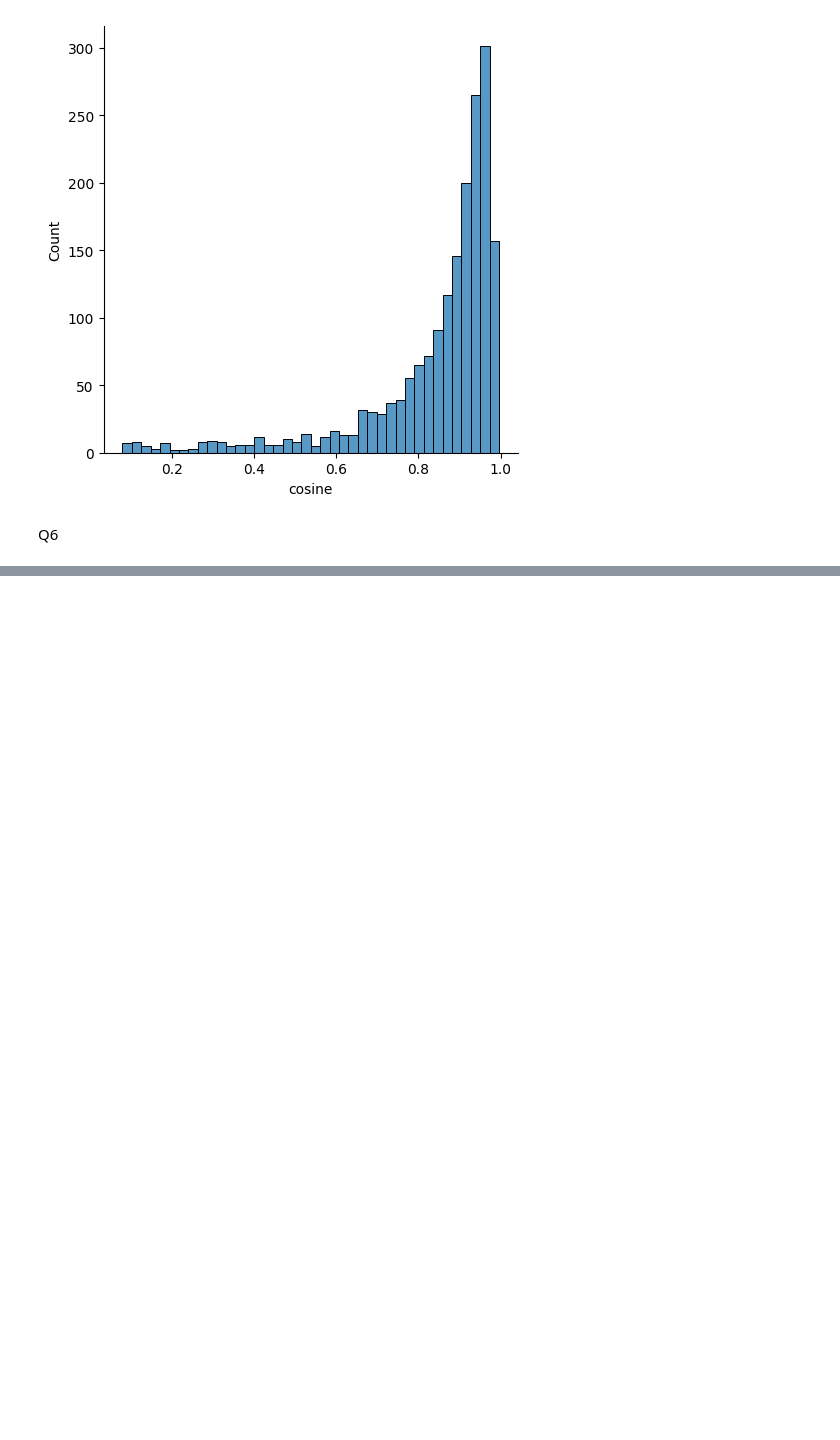
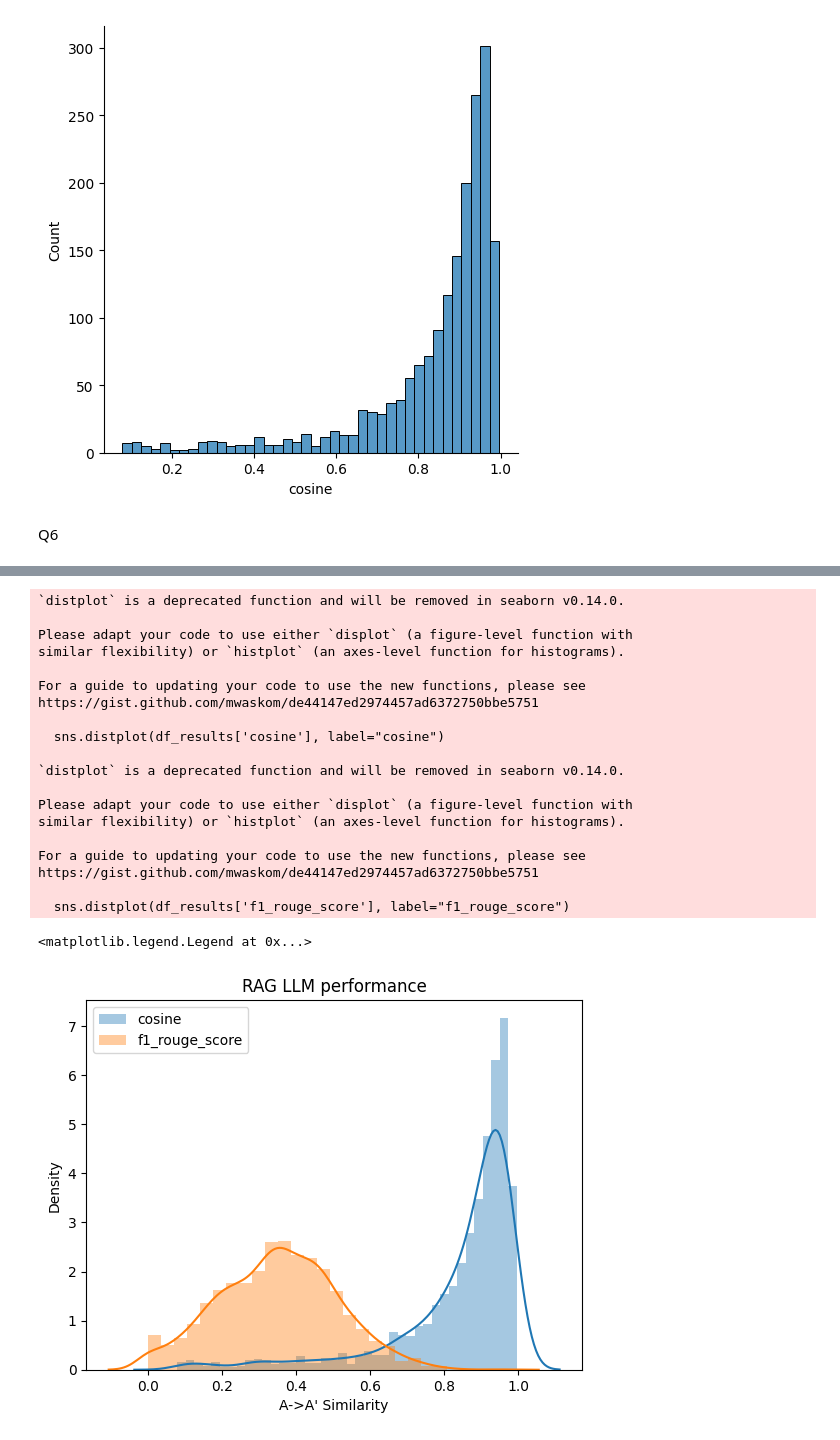
Before and after one commit to Maxkaizo/llm_2025, a Jupyter notebook: 03_evaluation/homework/notebook.ipynb, the cells around one changed output, grey strips where cells are left out. Saved outputs shown, nothing was run; the diff lists cells and outputs as text; code cells hidden in the pictures; blank space fills up the shorter version.

Commit message:
finished hw3 - evaluation 	modified:   03_evaluation/homework/hw.md 	new file:   03_evaluation/homework/image-5.png 	modified:   03_evaluation/homework/notebook.ipynb

```diff
--- a/03_evaluation/homework/notebook.ipynb
+++ b/03_evaluation/homework/notebook.ipynb
@@ -354,0 +368,7 @@ Q6
+# %%
+from rouge import Rouge
+rouge_scorer = Rouge()
+
+r = df_results.iloc[10]
+scores = rouge_scorer.get_scores(r.answer_llm, r.answer_orig)[0]
+scores
@@ -354,0 +407,15 @@ Q6
+# %%
+def compute_rouge(record):
+    answer_orig = record['answer_orig']
+    answer_llm = record['answer_llm']
+
+    return rouge_scorer.get_scores(answer_llm, answer_orig)[0]['rouge-1']['f']
+# %%
+rouge_scores = []
+
+for record in tqdm(results_dict):
+    rouge = compute_rouge(record)
+    rouge_scores.append(rouge)
+# %%
+df_results['f1_rouge_score'] = rouge_scores
+df_results['f1_rouge_score'].describe()
@@ -354,0 +450,28 @@ Q6
+# %%
+sns.distplot(df_results['cosine'], label="cosine")
+sns.distplot(df_results['f1_rouge_score'], label="f1_rouge_score")
+plt.title("RAG LLM performance")
+plt.xlabel("A->A' Similarity")
+plt.legend()
+# %% [output]
+`distplot` is a deprecated function and will be removed in seaborn v0.14.0.
+
+Please adapt your code to use either `displot` (a figure-level function with
+similar flexibility) or `histplot` (an axes-level function for histograms).
+
+For a guide to updating your code to use the new functions, please see
+https://gist.github.com/mwaskom/de44147ed2974457ad6372750bbe5751
+
+  sns.distplot(df_results['cosine'], label="cosine")
+
+`distplot` is a deprecated function and will be removed in seaborn v0.14.0.
+
+Please adapt your code to use either `displot` (a figure-level function with
+similar flexibility) or `histplot` (an axes-level function for histograms).
+
+For a guide to updating your code to use the new functions, please see
+https://gist.github.com/mwaskom/de44147ed2974457ad6372750bbe5751
+
+  sns.distplot(df_results['f1_rouge_score'], label="f1_rouge_score")
+<matplotlib.legend.Legend at 0x...>
+[figure, added]
```
Also changed, not shown: parts of 8 cells of this notebook, 2 other files.
